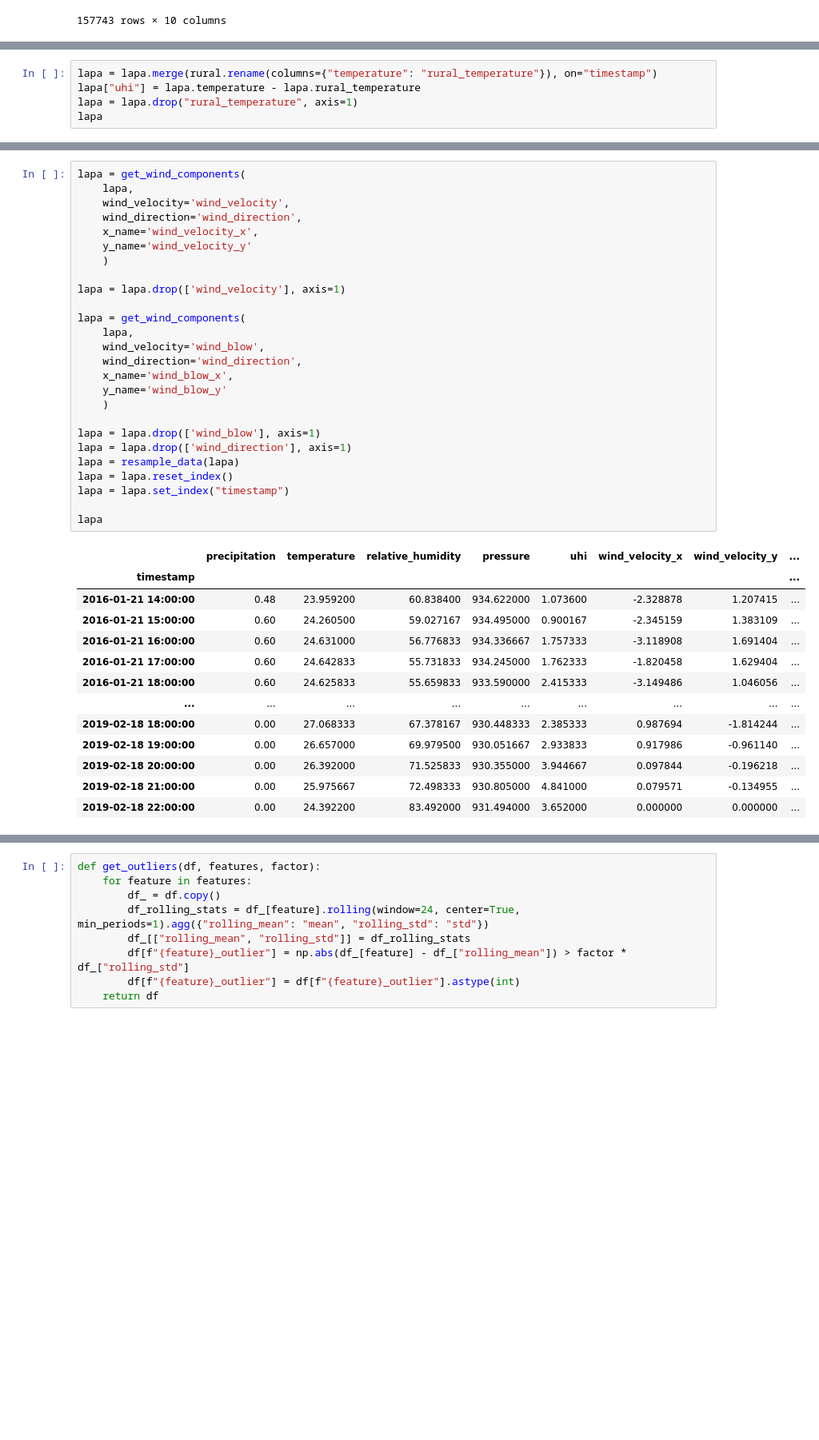
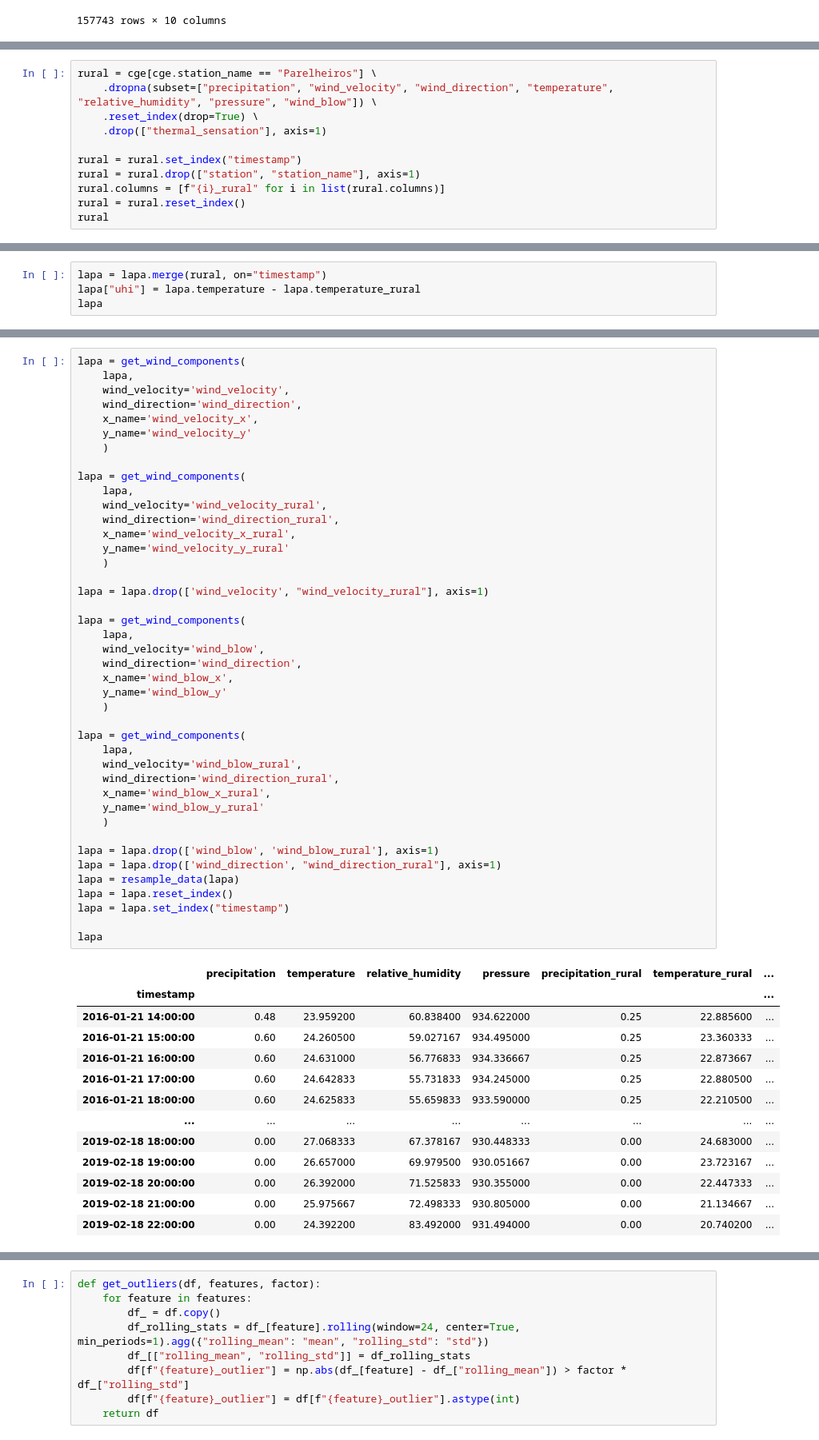
Before and after one commit to plbalmeida/ml-uhi, a Jupyter notebook: notebooks/1.0-preprocessing.ipynb, the cells around one changed output, grey strips where cells are left out. Shown at 80% size. Cells and saved outputs as stored; diff of their text form; blank space fills up the shorter version.

```diff
--- a/notebooks/1.0-preprocessing.ipynb
+++ b/notebooks/1.0-preprocessing.ipynb
@@ -105,0 +89,11 @@ rural
+# %%
+rural = cge[cge.station_name == "Parelheiros"] \
+    .dropna(subset=["precipitation", "wind_velocity", "wind_direction", "temperature", "relative_humidity", "pressure", "wind_blow"]) \
+    .reset_index(drop=True) \
+    .drop(["thermal_sensation"], axis=1)
+
+rural = rural.set_index("timestamp")
+rural = rural.drop(["station", "station_name"], axis=1)
+rural.columns = [f"{i}_rural" for i in list(rural.columns)]
+rural = rural.reset_index()
+rural
@@ -106,7 +114,6 @@ rural
 # %%
-lapa = lapa.merge(rural.rename(columns={"temperature": "rural_temperature"}), on="timestamp")
-lapa["uhi"] = lapa.temperature - lapa.rural_temperature
-lapa = lapa.drop("rural_temperature", axis=1)
+lapa = lapa.merge(rural, on="timestamp")
+lapa["uhi"] = lapa.temperature - lapa.temperature_rural
 lapa
 # %% [output]
 |  | station | station_name | timestamp | precipitation | wind_velocity | wind_direction | temperature | ... |
@@ -125,40 +132,56 @@ lapa
 # %%
 lapa = get_wind_components(
     lapa,
     wind_velocity='wind_velocity',
     wind_direction='wind_direction',
     x_name='wind_velocity_x',
     y_name='wind_velocity_y'
     )
 
-lapa = lapa.drop(['wind_velocity'], axis=1)
+lapa = get_wind_components(
+    lapa,
+    wind_velocity='wind_velocity_rural',
+    wind_direction='wind_direction_rural',
+    x_name='wind_velocity_x_rural',
+    y_name='wind_velocity_y_rural'
+    )
+
+lapa = lapa.drop(['wind_velocity', "wind_velocity_rural"], axis=1)
 
 lapa = get_wind_components(
     lapa,
     wind_velocity='wind_blow',
     wind_direction='wind_direction',
     x_name='wind_blow_x',
     y_name='wind_blow_y'
     )
 
-lapa = lapa.drop(['wind_blow'], axis=1)
-lapa = lapa.drop(['wind_direction'], axis=1)
+lapa = get_wind_components(
+    lapa,
+    wind_velocity='wind_blow_rural',
+    wind_direction='wind_direction_rural',
+    x_name='wind_blow_x_rural',
+    y_name='wind_blow_y_rural'
+    )
+
+lapa = lapa.drop(['wind_blow', 'wind_blow_rural'], axis=1)
+lapa = lapa.drop(['wind_direction', "wind_direction_rural"], axis=1)
 lapa = resample_data(lapa)
 lapa = lapa.reset_index()
 lapa = lapa.set_index("timestamp")
 
 lapa
 # %% [output]
-|  | precipitation | temperature | relative_humidity | pressure | uhi | wind_velocity_x | wind_velocity_y | ... |
-| timestamp |  |  |  |  |  |  |  | ... |
-| 2016-01-21 14:00:00 | 0.48 | 23.959200 | 60.838400 | 934.622000 | 1.073600 | -2.328878 | 1.207415 | ... |
-| 2016-01-21 15:00:00 | 0.60 | 24.260500 | 59.027167 | 934.495000 | 0.900167 | -2.345159 | 1.383109 | ... |
-| 2016-01-21 16:00:00 | 0.60 | 24.631000 | 56.776833 | 934.336667 | 1.757333 | -3.118908 | 1.691404 | ... |
-| 2016-01-21 17:00:00 | 0.60 | 24.642833 | 55.731833 | 934.245000 | 1.762333 | -1.820458 | 1.629404 | ... |
-| 2016-01-21 18:00:00 | 0.60 | 24.625833 | 55.659833 | 933.590000 | 2.415333 | -3.149486 | 1.046056 | ... |
-| ... | ... | ... | ... | ... | ... | ... | ... | ... |
-| 2019-02-18 18:00:00 | 0.00 | 27.068333 | 67.378167 | 930.448333 | 2.385333 | 0.987694 | -1.814244 | ... |
-| 2019-02-18 19:00:00 | 0.00 | 26.657000 | 69.979500 | 930.051667 | 2.933833 | 0.917986 | -0.961140 | ... |
-| 2019-02-18 20:00:00 | 0.00 | 26.392000 | 71.525833 | 930.355000 | 3.944667 | 0.097844 | -0.196218 | ... |
-| 2019-02-18 21:00:00 | 0.00 | 25.975667 | 72.498333 | 930.805000 | 4.841000 | 0.079571 | -0.134955 | ... |
-| 2019-02-18 22:00:00 | 0.00 | 24.392200 | 83.492000 | 931.494000 | 3.652000 | 0.000000 | 0.000000 | ... |
+|  | precipitation | temperature | relative_humidity | pressure | precipitation_rural | temperature_rural | ... |
+| timestamp |  |  |  |  |  |  | ... |
+| 2016-01-21 14:00:00 | 0.48 | 23.959200 | 60.838400 | 934.622000 | 0.25 | 22.885600 | ... |
+| 2016-01-21 15:00:00 | 0.60 | 24.260500 | 59.027167 | 934.495000 | 0.25 | 23.360333 | ... |
+| 2016-01-21 16:00:00 | 0.60 | 24.631000 | 56.776833 | 934.336667 | 0.25 | 22.873667 | ... |
+| 2016-01-21 17:00:00 | 0.60 | 24.642833 | 55.731833 | 934.245000 | 0.25 | 22.880500 | ... |
+| 2016-01-21 18:00:00 | 0.60 | 24.625833 | 55.659833 | 933.590000 | 0.25 | 22.210500 | ... |
+| ... | ... | ... | ... | ... | ... | ... | ... |
+| 2019-02-18 18:00:00 | 0.00 | 27.068333 | 67.378167 | 930.448333 | 0.00 | 24.683000 | ... |
+| 2019-02-18 19:00:00 | 0.00 | 26.657000 | 69.979500 | 930.051667 | 0.00 | 23.723167 | ... |
+| 2019-02-18 20:00:00 | 0.00 | 26.392000 | 71.525833 | 930.355000 | 0.00 | 22.447333 | ... |
+| 2019-02-18 21:00:00 | 0.00 | 25.975667 | 72.498333 | 930.805000 | 0.00 | 21.134667 | ... |
+| 2019-02-18 22:00:00 | 0.00 | 24.392200 | 83.492000 | 931.494000 | 0.00 | 20.740200 | ... |
```
Also changed, not shown: parts of 14 cells of this notebook.
